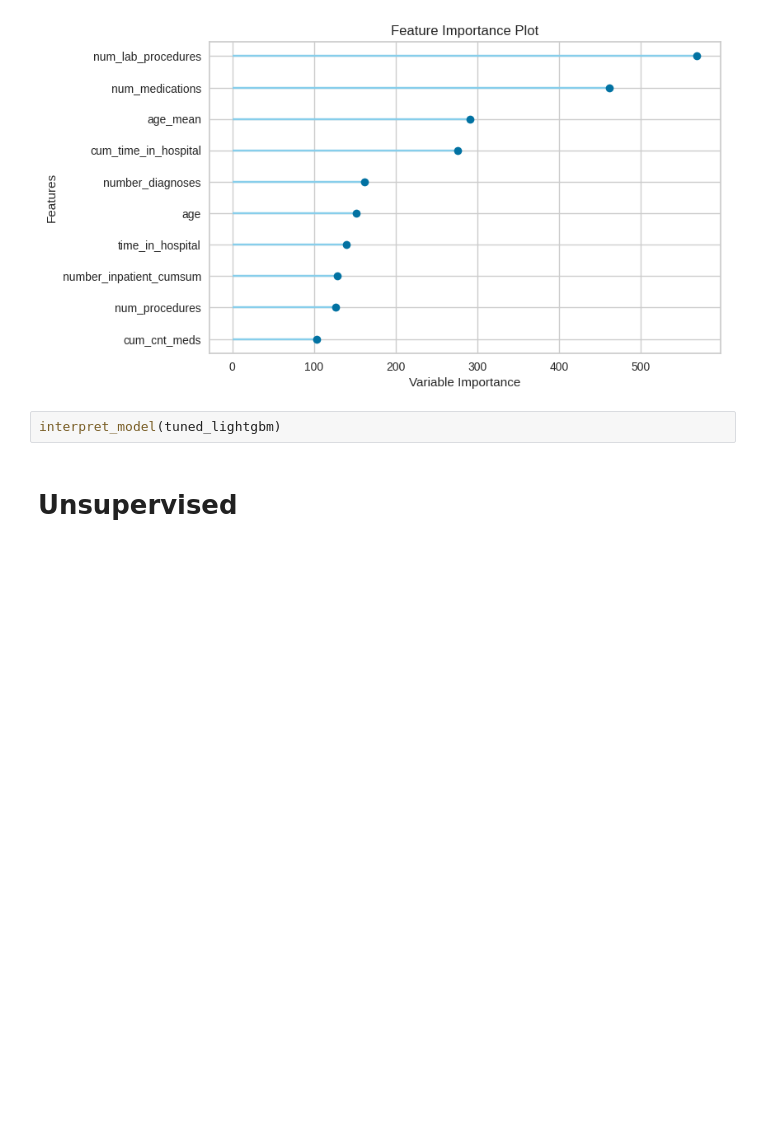
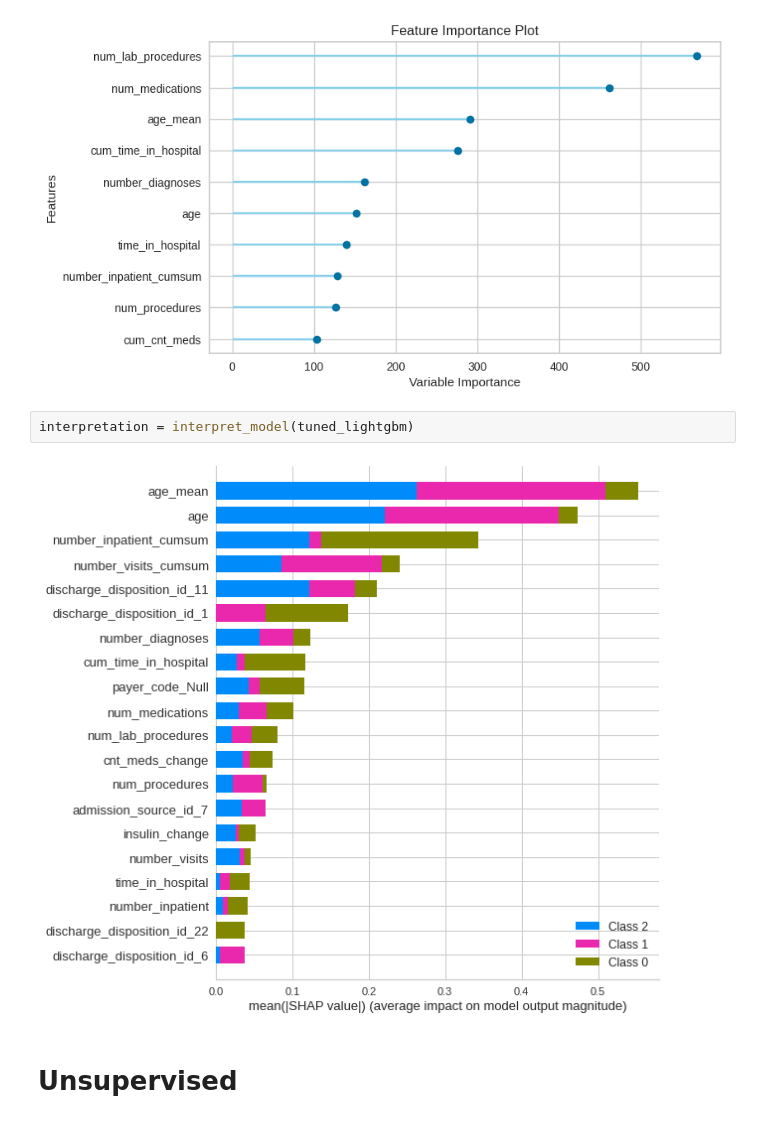
Before and after one commit to datorresb/uci_diabetes, a Jupyter notebook: David_Torres.ipynb, the cells around one changed output. Cells and saved outputs as stored; diff of their text form; blank space fills up the shorter version.

```diff
--- a/David_Torres.ipynb
+++ b/David_Torres.ipynb
@@ -1054,8 +1055,10 @@ plot_model(estimator = tuned_lightgbm, plot = 'confusion_matrix')
 plot_model(estimator = tuned_lightgbm, plot = 'feature')
 # %% [output]
 [figure]
-# %%
-interpret_model(tuned_lightgbm)
+# %%
+interpretation = interpret_model(tuned_lightgbm)
+# %% [output]
+[figure, added]
 # %% [markdown]
 # Unsupervised
 # %%
```
Also changed, not shown: parts of 39 cells of this notebook, 1 other file.
